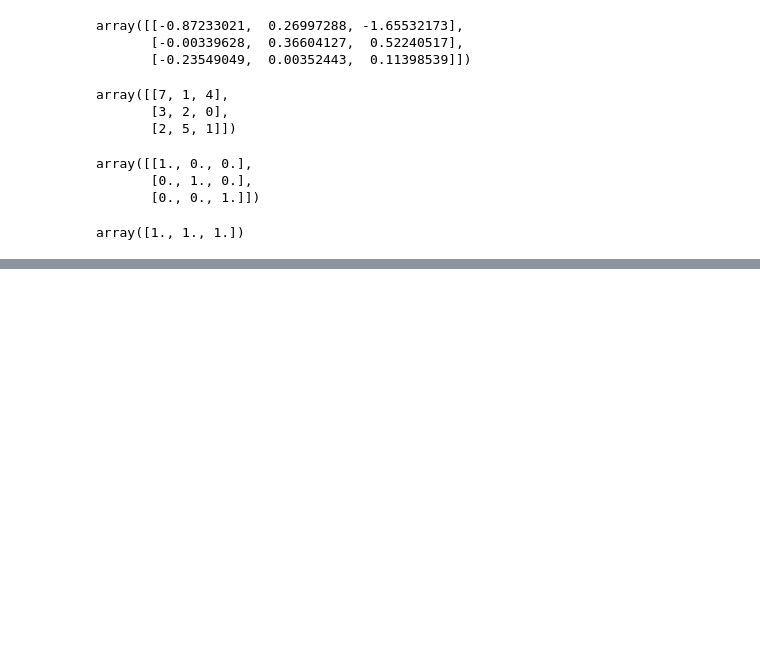
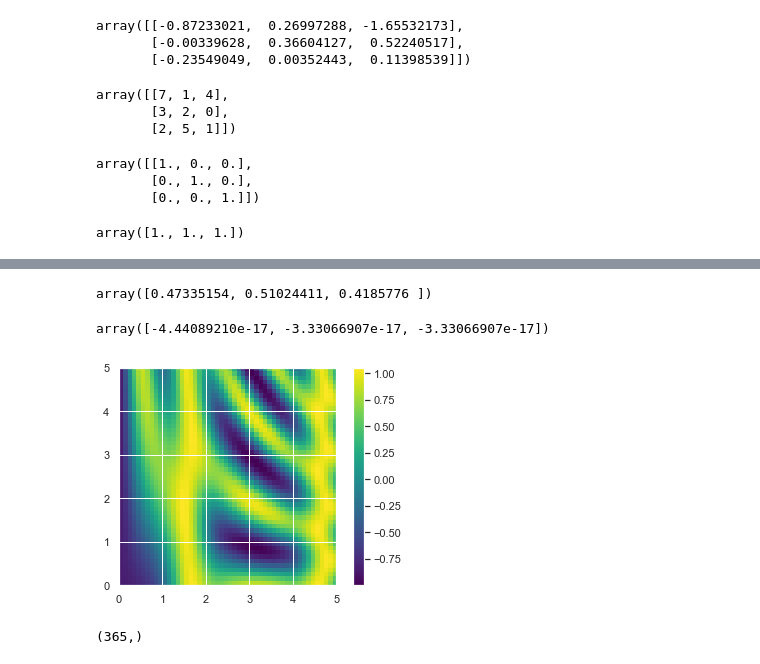
Before and after one commit to Mimic01/datahound, a Jupyter notebook: numpy_dsh.ipynb, the cells around one changed output, grey strips where cells are left out. Drawn from its saved outputs; the diff is of its cells as text; code cells hidden in the pictures; blank space fills up the shorter version.

```diff
--- a/numpy_dsh.ipynb
+++ b/numpy_dsh.ipynb
@@ -63,0 +749,5 @@ array([1., 1., 1.])
+# %%
+Xmean=X.mean(0)
+Xmean
+# %% [output]
+array([0.47335154, 0.51024411, 0.4185776 ])
@@ -63,0 +757,10 @@ array([1., 1., 1.])
+# %%
+X_centered.mean(0)
+# %% [output]
+array([-4.44089210e-17, -3.33066907e-17, -3.33066907e-17])
+# %%
+#plotting a 2 dimensional function
+#x and y have 50 steps from 0 to 5
+x=np.linspace(0,5,50)
+y=np.linspace(0,5,50)[:,np.newaxis]
+z=np.sin(x)**10+np.cos(10+y*x)*np.cos(x)
@@ -63,0 +770,5 @@ array([1., 1., 1.])
+# %%
+plt.imshow(z,origin='lower',extent=[0,5,0,5],cmap='viridis')
+plt.colorbar();
+# %% [output]
+[figure, added]
@@ -63,0 +779,7 @@ array([1., 1., 1.])
+# %%
+rainfall=pd.read_csv('Seattle2014.csv')['PRCP'].values
+inches=rainfall/254  #1/10->inches
+inches.shape
+#365 values, daily rainfall in inches from january 1 to december 31, 2014
+# %% [output]
+(365,)
```
Also changed, not shown: parts of 123 cells of this notebook.
